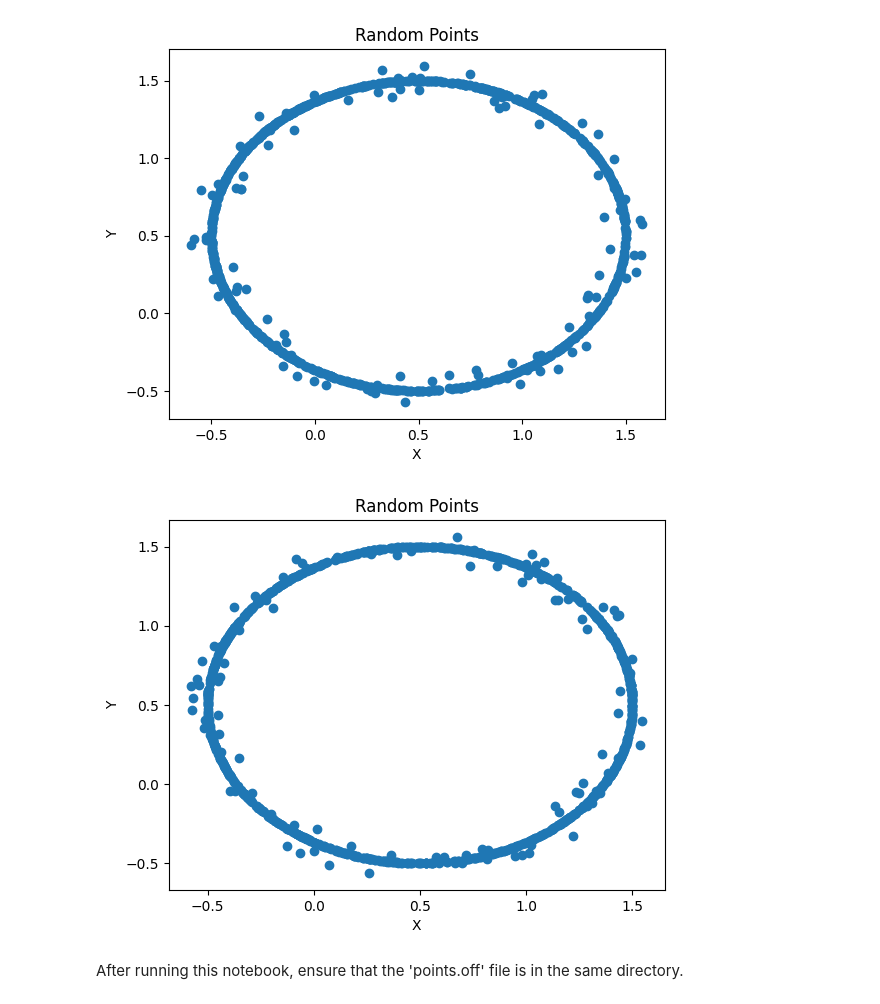
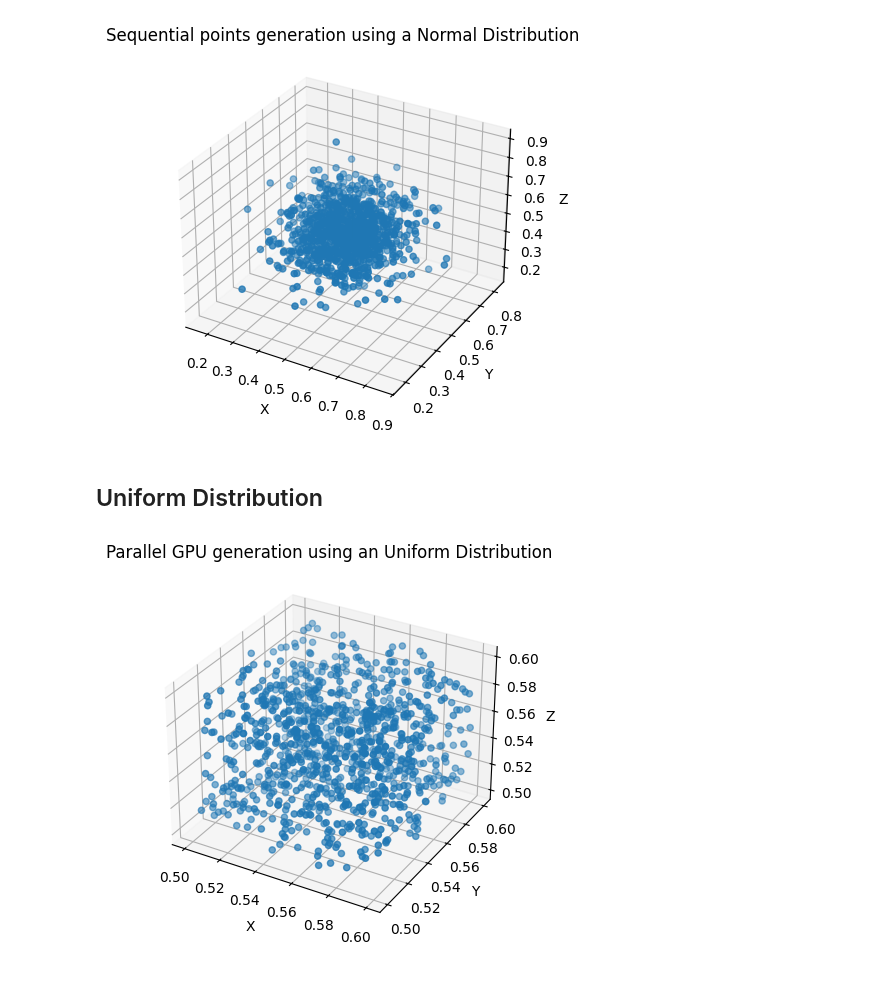
Before and after one commit to rcarrascoc/GPU-random-generator, a Jupyter notebook: 3D/plot_random_points.ipynb, the cells around one changed output. Cells and saved outputs as stored; diff of their text form; code cells hidden in the pictures.

```diff
--- a/3D/plot_random_points.ipynb
+++ b/3D/plot_random_points.ipynb
@@ -14,7 +20,7 @@ def read_off(file):
     return vertices
 
 # Reading the .off file
-with open('points_gpu.off', 'r') as file:
+with open('points_normal_gpu.off', 'r') as file:
     points = read_off(file)
 
 # Extracting x, y, and z coordinates
@@ -24,7 +30,7 @@ x, y, z = zip(*[(pt[0], pt[1], pt[2]) for pt in points])
 fig = plt.figure()
 ax = fig.add_subplot(111, projection='3d')
 ax.scatter(x, y, z)
-ax.set_title('Random Points')
+ax.set_title('Parallel GPU generation using a Normal Distribution')
 ax.set_xlabel('X')
 ax.set_ylabel('Y')
 ax.set_zlabel('Z')
@@ -33,0 +40,31 @@ plt.show()
+# %%
+from mpl_toolkits.mplot3d import Axes3D
+import matplotlib.pyplot as plt
+
+# Function to read .off file and extract points
+def read_off(file):
+    if 'OFF' != file.readline().strip():
+        raise 'Not a valid OFF header'
+    n_verts, n_faces, n_edges = tuple([int(s) for s in file.readline().strip().split(' ')])
+    vertices = [
+        [float(s) for s in file.readline().strip().split(' ')]
+        for i_vert in range(n_verts)
+    ]
+    return vertices
+
+# Reading the .off file
+with open('points_normal_omp.off', 'r') as file:
+    points = read_off(file)
+
+# Extracting x, y, and z coordinates
+x, y, z = zip(*[(pt[0], pt[1], pt[2]) for pt in points])
+
+# Plotting in 3D
+fig = plt.figure()
+ax = fig.add_subplot(111, projection='3d')
+ax.scatter(x, y, z)
+ax.set_title('Parallel OMP points generation using a Normal Distribution')
+ax.set_xlabel('X')
+ax.set_ylabel('Y')
+ax.set_zlabel('Z')
+plt.show()
@@ -34,37 +73,40 @@ plt.show()
 # %%
 from mpl_toolkits.mplot3d import Axes3D
 import matplotlib.pyplot as plt
 
 # Function to read .off file and extract points
 def read_off(file):
     if 'OFF' != file.readline().strip():
         raise 'Not a valid OFF header'
     n_verts, n_faces, n_edges = tuple([int(s) for s in file.readline().strip().split(' ')])
     vertices = [
         [float(s) for s in file.readline().strip().split(' ')]
         for i_vert in range(n_verts)
     ]
     return vertices
 
 # Reading the .off file
-with open('points_omp.off', 'r') as file:
+with open('points_normal_seq.off', 'r') as file:
     points = read_off(file)
 
 # Extracting x, y, and z coordinates
 x, y, z = zip(*[(pt[0], pt[1], pt[2]) for pt in points])
 
 # Plotting in 3D
 fig = plt.figure()
 ax = fig.add_subplot(111, projection='3d')
 ax.scatter(x, y, z)
-ax.set_title('Random Points')
+ax.set_title('Sequential points generation using a Normal Distribution')
 ax.set_xlabel('X')
 ax.set_ylabel('Y')
 ax.set_zlabel('Z')
 plt.show()
 # %% [output]
-[figure, old version]
+[figure, new version]
+# %% [markdown]
+## Uniform Distribution
 # %%
+from mpl_toolkits.mplot3d import Axes3D
 import matplotlib.pyplot as plt
 
 # Function to read .off file and extract points
@@ -79,19 +121,20 @@ def read_off(file):
     return vertices
 
 # Reading the .off file
-with open('points_seq.off', 'r') as file:
+with open('points_uniform_gpu.off', 'r') as file:
     points = read_off(file)
 
-# Extracting x and y coordinates
-x, y = zip(*[(pt[0], pt[1]) for pt in points])
+# Extracting x, y, and z coordinates
+x, y, z = zip(*[(pt[0], pt[1], pt[2]) for pt in points])
 
-# Plotting
-plt.scatter(x, y)
-plt.title('Random Points')
-plt.xlabel('X')
-plt.ylabel('Y')
+# Plotting in 3D
+fig = plt.figure()
+ax = fig.add_subplot(111, projection='3d')
+ax.scatter(x, y, z)
+ax.set_title('Parallel GPU generation using an Uniform Distribution')
+ax.set_xlabel('X')
+ax.set_ylabel('Y')
+ax.set_zlabel('Z')
 plt.show()
 # %% [output]
-[figure, old version]
+[figure, new version]
-# %% [markdown]
-After running this notebook, ensure that the 'points.off' file is in the same directory.
```
Also changed, not shown: parts of 8 cells of this notebook, 21 other files.
